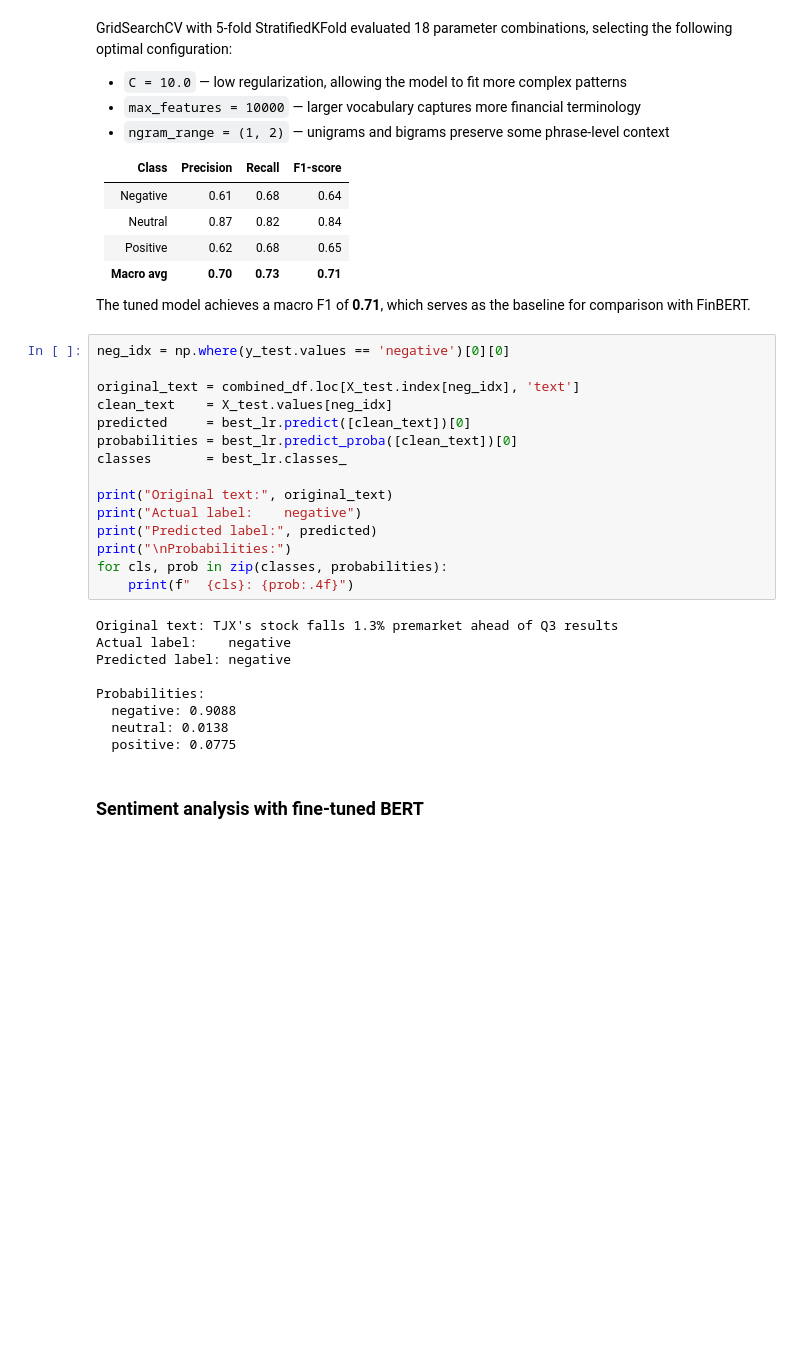
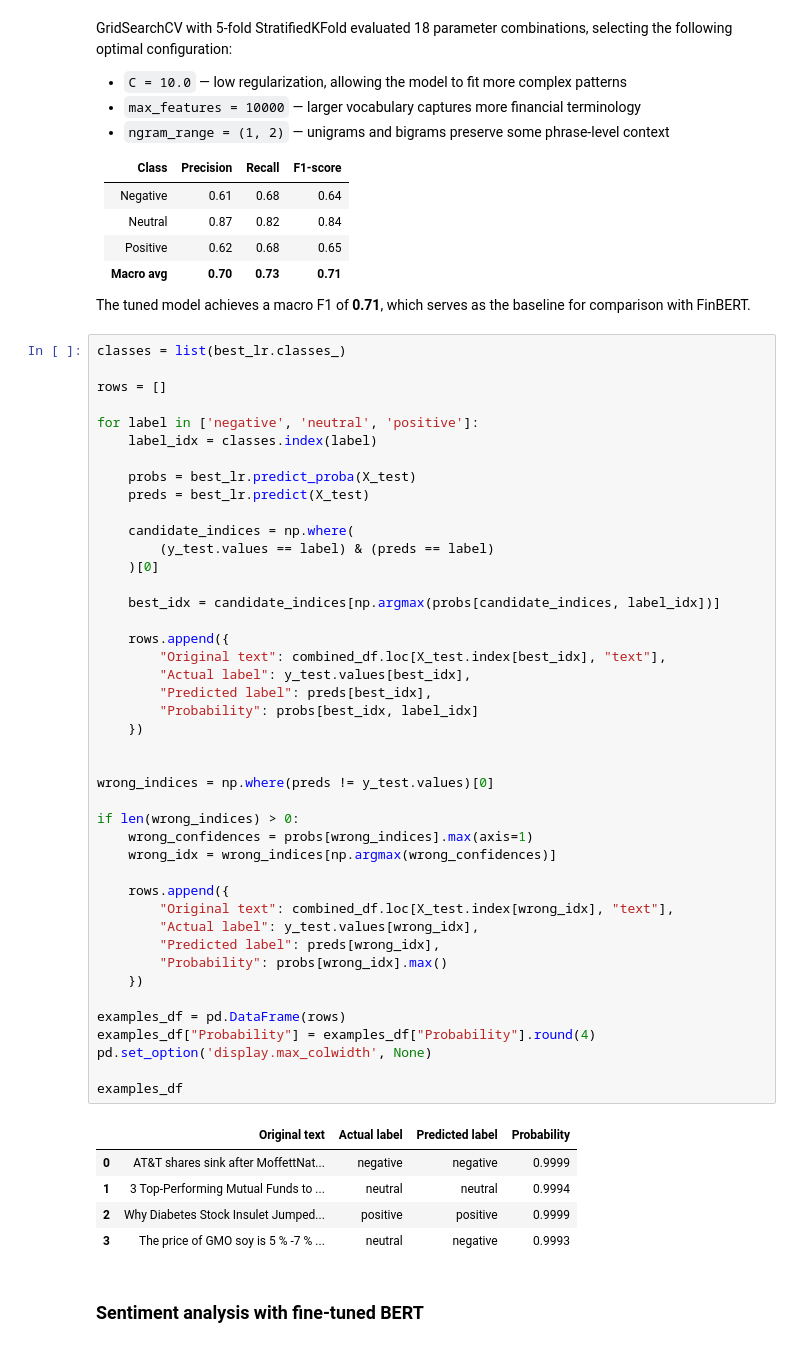
Before and after one commit to gaga1307/nlp_stock_market, a Jupyter notebook: 01_sentiment_analysis.ipynb, the cells around one changed output. Drawn from its saved outputs; the diff is of its cells as text; blank space fills up the shorter version.

```diff
--- a/01_sentiment_analysis.ipynb
+++ b/01_sentiment_analysis.ipynb
@@ -922,29 +921,54 @@ selecting the following optimal configuration:
 The tuned model achieves a macro F1 of **0.71**, which serves as the
 baseline for comparison with FinBERT.
 # %%
-neg_idx = np.where(y_test.values == 'negative')[0][0]
+classes = list(best_lr.classes_)
 
-original_text = combined_df.loc[X_test.index[neg_idx], 'text']
-clean_text    = X_test.values[neg_idx]
-predicted     = best_lr.predict([clean_text])[0]
-probabilities = best_lr.predict_proba([clean_text])[0]
-classes       = best_lr.classes_
+rows = []
 
-print("Original text:", original_text)
-print("Actual label:    negative")
-print("Predicted label:", predicted)
-print("\nProbabilities:")
-for cls, prob in zip(classes, probabilities):
-    print(f"  {cls}: {prob:.4f}")
+for label in ['negative', 'neutral', 'positive']:
+    label_idx = classes.index(label)
+
+    probs = best_lr.predict_proba(X_test)
+    preds = best_lr.predict(X_test)
+
+    candidate_indices = np.where(
+        (y_test.values == label) & (preds == label)
+    )[0]
+
+    best_idx = candidate_indices[np.argmax(probs[candidate_indices, label_idx])]
+
+    rows.append({
+        "Original text": combined_df.loc[X_test.index[best_idx], "text"],
+        "Actual label": y_test.values[best_idx],
+        "Predicted label": preds[best_idx],
+        "Probability": probs[best_idx, label_idx]
+    })
+
+
+wrong_indices = np.where(preds != y_test.values)[0]
+
+if len(wrong_indices) > 0:
+    wrong_confidences = probs[wrong_indices].max(axis=1)
+    wrong_idx = wrong_indices[np.argmax(wrong_confidences)]
+
+    rows.append({
+        "Original text": combined_df.loc[X_test.index[wrong_idx], "text"],
+        "Actual label": y_test.values[wrong_idx],
+        "Predicted label": preds[wrong_idx],
+        "Probability": probs[wrong_idx].max()
+    })
+
+examples_df = pd.DataFrame(rows)
+examples_df["Probability"] = examples_df["Probability"].round(4)
+pd.set_option('display.max_colwidth', None)
+
+examples_df
 # %% [output]
-Original text: TJX's stock falls 1.3% premarket ahead of Q3 results
-Actual label:    negative
-Predicted label: negative
-
-Probabilities:
-  negative: 0.9088
-  neutral: 0.0138
-  positive: 0.0775
+|  | Original text | Actual label | Predicted label | Probability |
+| 0 | AT&T shares sink after MoffettNat... | negative | negative | 0.9999 |
+| 1 | 3 Top-Performing Mutual Funds to ... | neutral | neutral | 0.9994 |
+| 2 | Why Diabetes Stock Insulet Jumped... | positive | positive | 0.9999 |
+| 3 | The price of GMO soy is 5 % -7 % ... | neutral | negative | 0.9993 |
 # %% [markdown]
 ### Sentiment analysis with fine-tuned BERT
 # %% [markdown]
```
Also changed, not shown: parts of 41 cells of this notebook.
